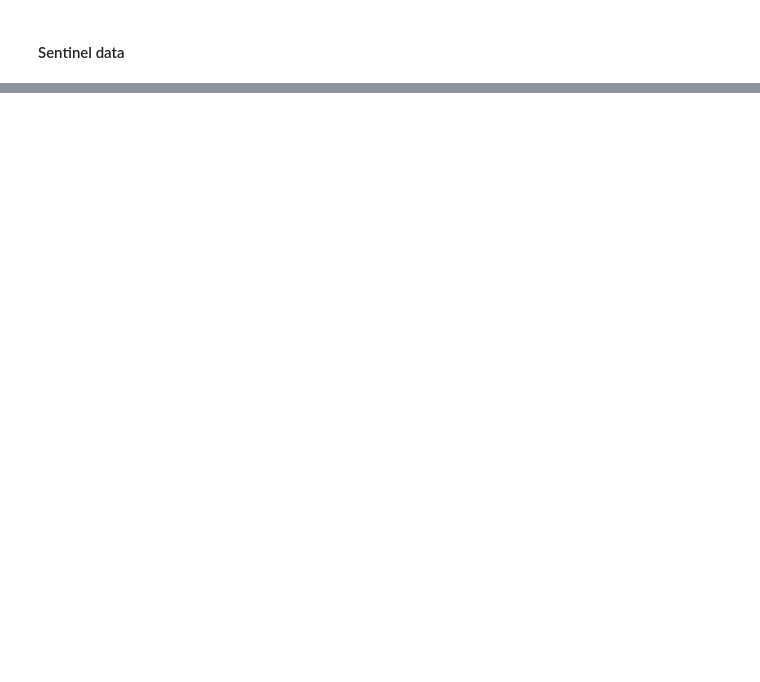
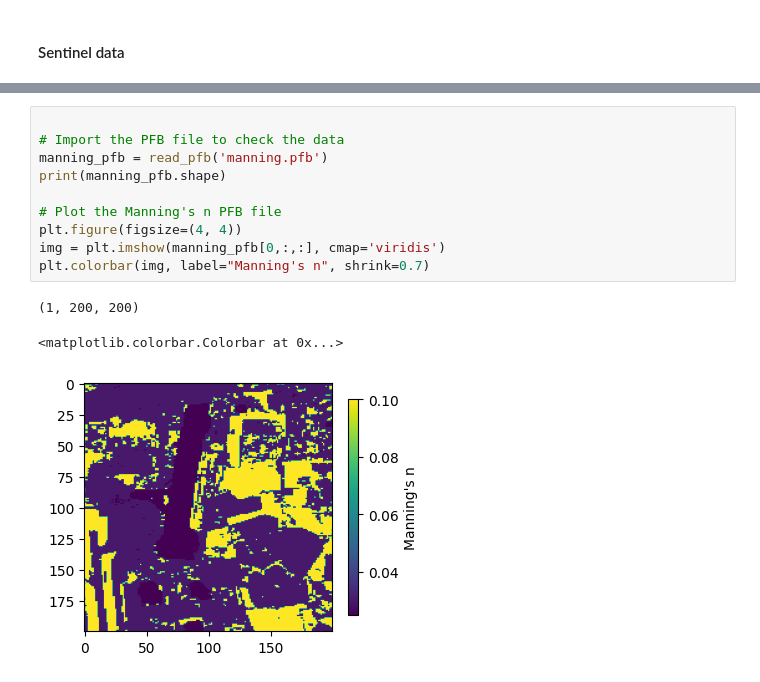
Before and after one commit to Huimin1/Copernicus, a Jupyter notebook: Copernicus.ipynb, the cells around one changed output, grey strips where cells are left out. Saved outputs shown, nothing was run; the diff lists cells and outputs as text; blank space fills up the shorter version.

Commit message:
manning

```diff
--- a/Copernicus.ipynb
+++ b/Copernicus.ipynb
@@ -34,0 +414,14 @@ plt.show()
+# %%
+
+# Import the PFB file to check the data
+manning_pfb = read_pfb('manning.pfb')
+print(manning_pfb.shape)
+
+# Plot the Manning's n PFB file
+plt.figure(figsize=(4, 4))
+img = plt.imshow(manning_pfb[0,:,:], cmap='viridis')
+plt.colorbar(img, label="Manning's n", shrink=0.7)
+# %% [output]
+(1, 200, 200)
+<matplotlib.colorbar.Colorbar at 0x...>
+[figure, added]
```
Also changed, not shown: parts of 10 cells of this notebook, 11 other files.
